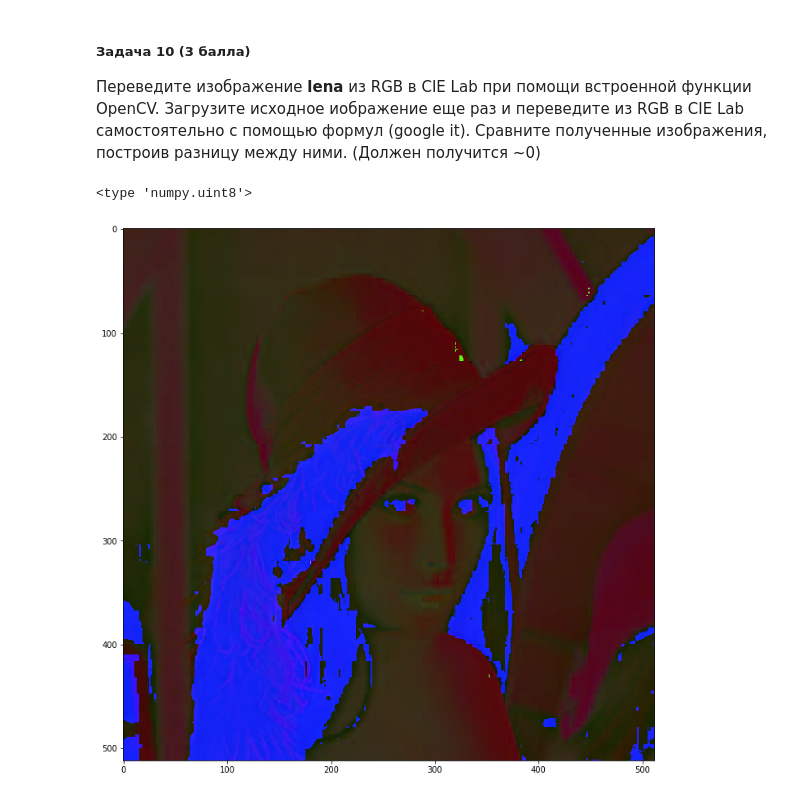
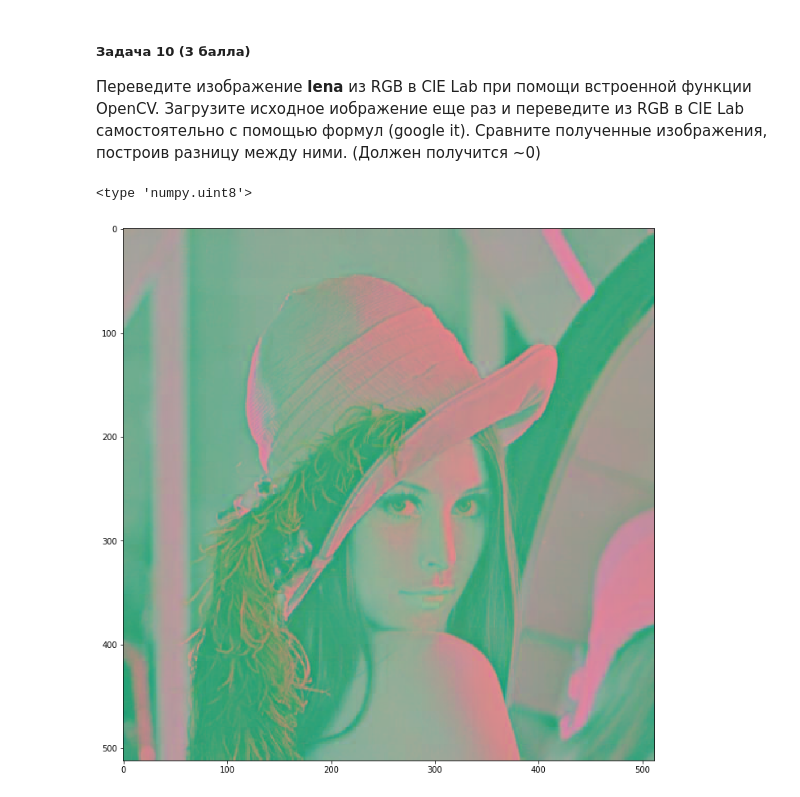
Before and after one commit to KatyaKos/image_analysis, a Jupyter notebook: hw1/hw1_hse_2019.ipynb, the cells around one changed output. Drawn from its saved outputs; the diff is of its cells as text; code cells hidden in the pictures.

```diff
--- a/hw1/hw1_hse_2019.ipynb
+++ b/hw1/hw1_hse_2019.ipynb
@@ -192,0 +123,7 @@ plt.imshow(lena_rgb)
+# %%
+lena_hsv = cv2.cvtColor(img, cv2.COLOR_BGR2HSV)
+for i in range(h):
+    for j in range(w):
+        lena_hsv[i, j][1] = 100
+        lena_hsv[i, j][2] = 100
+plt.imshow(cv2.cvtColor(lena_hsv, cv2.COLOR_HSV2RGB))
@@ -235,48 +175,48 @@ plt.imshow(new_img)
 # %%
 my_lab = np.zeros((h, w, 3), dtype=np.uint8)
 for i in range(h):
     for j in range(w):
         rgb = RGB_im[i, j]
         r = rgb[0] / 255.
         g = rgb[1] / 255.
         b = rgb[2] / 255.
 
         if r > 0.04045:
-            r = np.power((r + 0.055 ) / 1.055, 2.4) * 100
+            r = ((r + 0.055 ) / 1.055) ** 2.4
         else:
-            r = r / 12.92 * 100
+            r = r / 12.92
         if g > 0.04045:
-            g = np.power((g + 0.055 ) / 1.055, 2.4) * 100
+            g = ((g + 0.055 ) / 1.055) ** 2.4
         else:
-            g = g / 12.92 * 100
+            g = g / 12.92
         if b > 0.04045:
-            b = np.power((b + 0.055 ) / 1.055, 2.4) * 100
+            b = ((b + 0.055 ) / 1.055) ** 2.4
         else:
-            b = b / 12.92 * 100
+            b = b / 12.92
 
-        X = (r * 0.4124 + g * 0.3576 + b * 0.1805) / 95.047
-        Y = (r * 0.2126 + g * 0.7152 + b * 0.0722) / 100.
-        Z = (r * 0.0193 + g * 0.1192 + b * 0.9505) / 108.883
+        X = (r * 0.4124 + g * 0.3576 + b * 0.1805) / 0.95047
+        Y = (r * 0.2126 + g * 0.7152 + b * 0.0722) / 1.
+        Z = (r * 0.0193 + g * 0.1192 + b * 0.9505) / 1.08883
 
         if X > 0.008856:
-            X = np.power(X, 1./3)
+            X = X ** (1./3)
         else:
-            X = (7.787 * X) + 16 / 116
+            X = (7.787 * X) + 16. / 116
         if Y > 0.008856:
-            Y = np.power(Y, 1./3)
+            Y = Y ** (1./3)
         else:
-            Y = (7.787 * Y) + 16 / 116
+            Y = (7.787 * Y) + 16. / 116
         if Z > 0.008856:
-            Z = np.power(Z, 1./3)
+            Z = Z ** (1./3)
         else:
-            Z = (7.787 * Z) + 16 / 116
+            Z = (7.787 * Z) + 16. / 116
 
-        my_lab[i, j] = [116 * Y - 16, 500 * (X - Y), 200 * (Y - Z)]
+        my_lab[i, j] = [(116 * Y - 16) * 255 / 100, 500 * (X - Y) + 128, 200 * (Y - Z) + 128]
 plt.imshow(my_lab)
 print(type(my_lab[0][0][0]))
 # %% [output]
 <type 'numpy.uint8'>
-[figure, old version]
+[figure, new version]
 # %%
 lab = cv2.cvtColor(img, cv2.COLOR_BGR2LAB)
 plt.imshow(lab)
```
Also changed, not shown: parts of 8 cells of this notebook.
